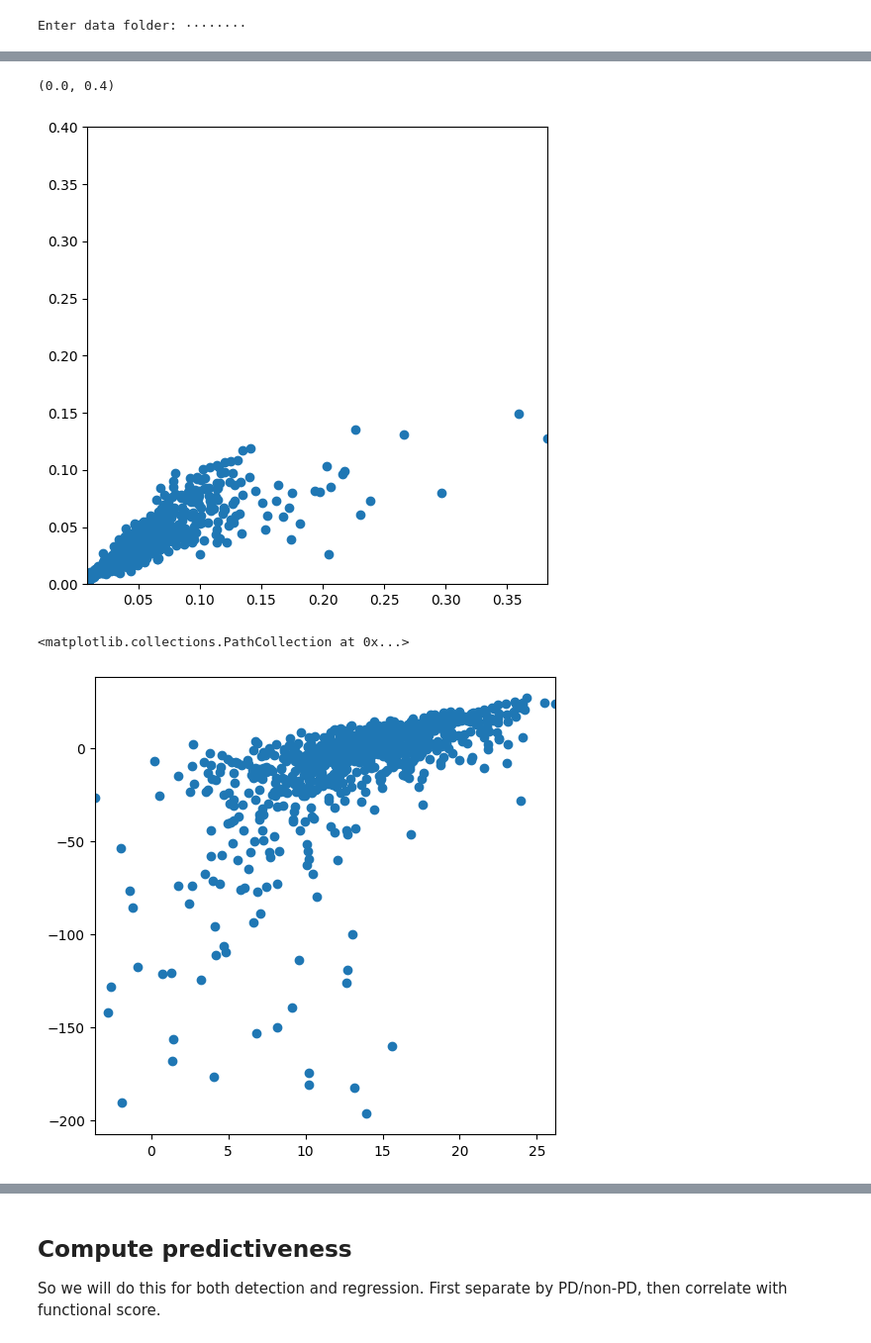
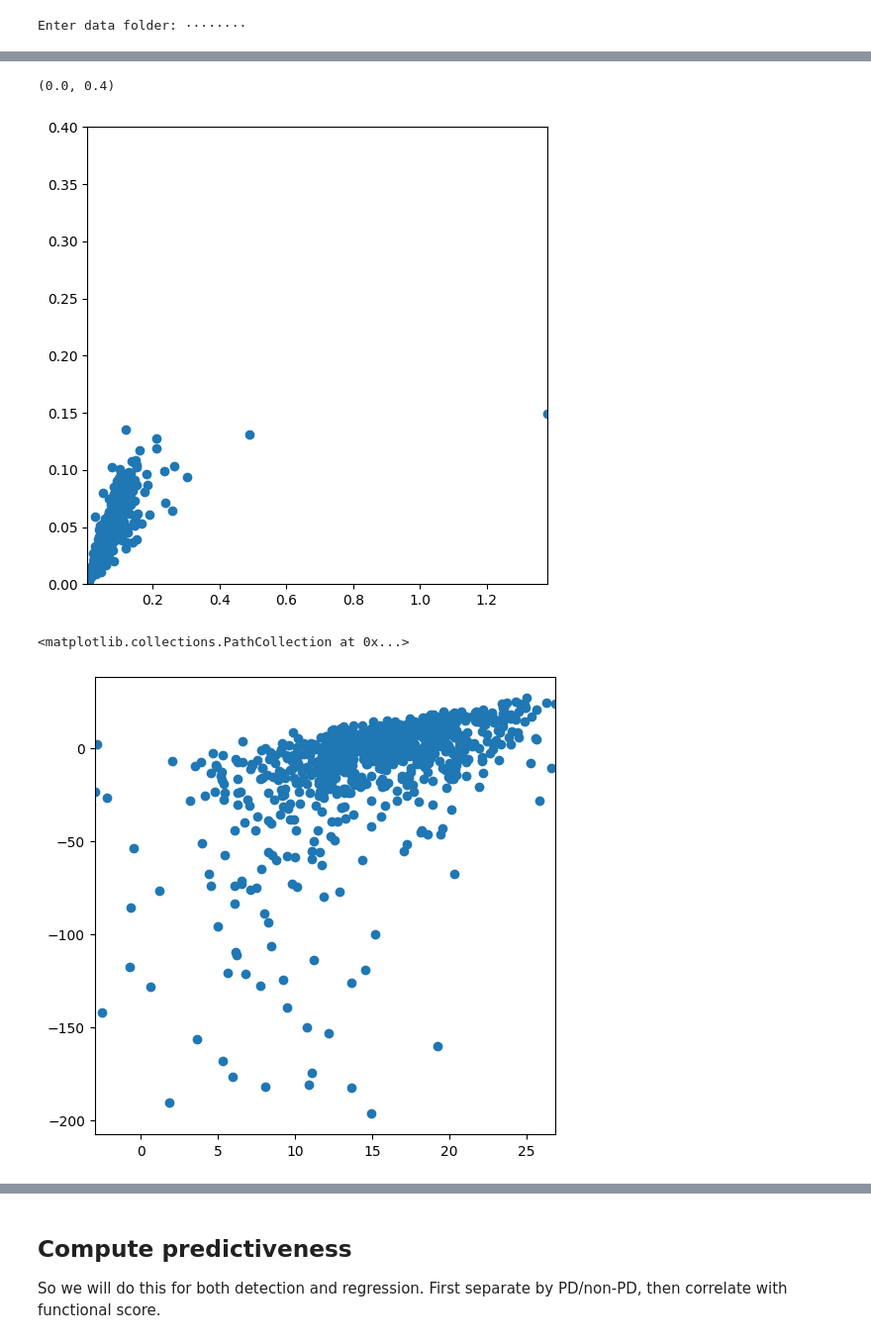
Before and after one commit to pplantinga/ParkinsonSpeechAI, a Jupyter notebook: voice-analysis.ipynb, the cells around one changed output, grey strips where cells are left out. Shown at 99% size. Saved outputs shown, nothing was run; the diff lists cells and outputs as text; code cells hidden in the pictures.

```diff
--- a/voice-analysis.ipynb
+++ b/voice-analysis.ipynb
@@ -461,6 +464,12 @@ for filename in glob.glob(data_folder + "/Batch[12]/Segmented/*_a[123].wav"):
     if pid not in samples:
         samples[pid] = {}
 
+    # Compute combination feature from all of the other features
+    jitter = -10 * torch.log10(jitter)
+    shimmer = -10 * torch.log10(shimmer)
+    gne = -gne
+    combo = jitter + shimmer + gne + hnr
+
     samples[pid][trial] = {
         "sb_jitter": compute_statistics(jitter),
         "sb_jitter_voiced": compute_statistics(jitter[voiced]),
@@ -470,6 +479,7 @@ for filename in glob.glob(data_folder + "/Batch[12]/Segmented/*_a[123].wav"):
         "sb_hnr_voiced": compute_statistics(hnr[voiced]),
         "sb_gne": compute_statistics(gne),
         "sb_gne_voiced": compute_statistics(gne[voiced]),
+        "sb_combo": combo,
         "sb_time": sb_end - start,
         "praat_jitter": praat_jitter,
         "praat_shimmer": praat_shimmer,
@@ -491,15 +501,15 @@ plt.xlim((0, 0.1))
 # %%
-plt.scatter(flatten_sb(samples, "sb_shimmer"), flatten(samples, "praat_shimmer"))
+plt.scatter(flatten_sb(samples, "sb_shimmer_voiced"), flatten(samples, "praat_shimmer"))
 plt.ylim((0, 0.4))
 # %% [output]
 (0.0, 0.4)
-[figure, old version]
+[figure, new version]
 # %%
-plt.scatter(flatten_sb(samples, "sb_hnr"), flatten(samples, "praat_hnr"))
+plt.scatter(flatten_sb(samples, "sb_hnr_voiced"), flatten(samples, "praat_hnr"))
 #plt.ylim((0, 30))
 # %% [output]
 <matplotlib.collections.PathCollection at 0x...>
-[figure, old version]
+[figure, new version]
 # %%
 plt.hist(flatten(samples, "sb_time"), bins=np.arange(0, 0.2, 0.02))
 # %% [output]
```
Also changed, not shown: parts of 26 cells of this notebook, 3 other files.
